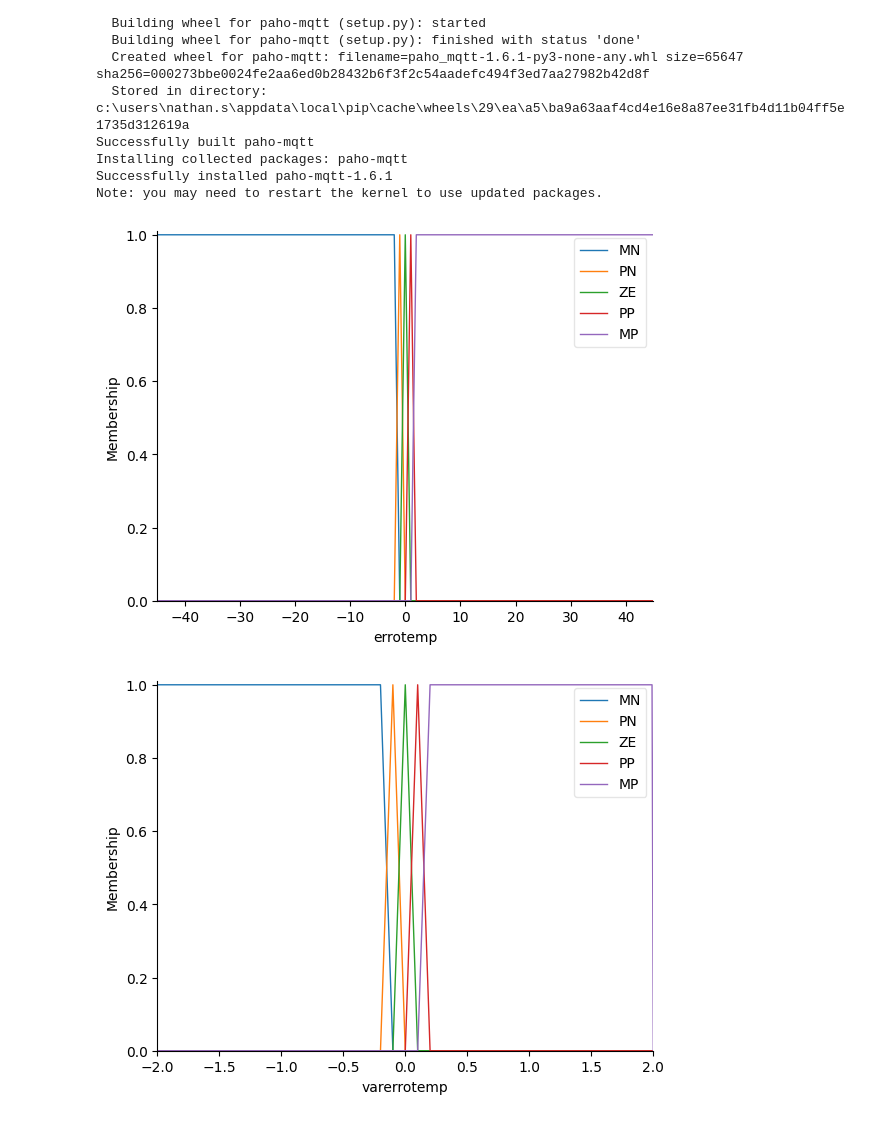
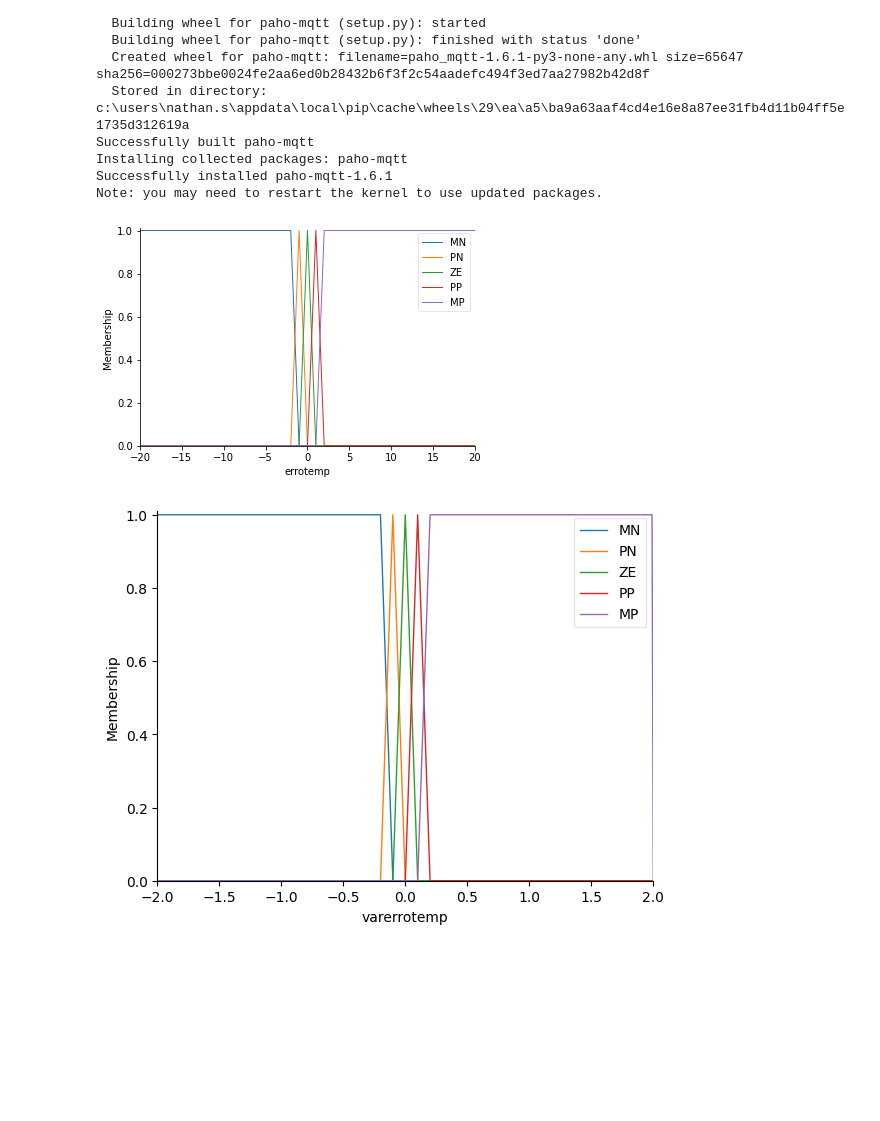
Before and after one commit to NathanAtaliba/Logica_Fuzzy, a Jupyter notebook: trabalho_logica_fuzzy/codigotrabalho (1).ipynb, the cells around one changed output. Saved outputs shown, nothing was run; the diff lists cells and outputs as text; code cells hidden in the pictures; blank space fills up the shorter version.

```diff
--- a/trabalho_logica_fuzzy/codigotrabalho (1).ipynb
+++ b/trabalho_logica_fuzzy/codigotrabalho (1).ipynb
@@ -28,27 +28,28 @@ Note: you may need to restart the kernel to use updated packages.
 # %%
 import numpy as np
 import skfuzzy as fuzz
 import paho.mqtt.client as mqtt
 from skfuzzy import control as ctrl
 import time
 
 mqttBroker ="test.mosquitto.org"
 client = mqtt.Client("c213Inatelsbm")
 client.connect(mqttBroker)
 
-errotemp = ctrl.Antecedent(np.arange(-45, 46, 1), 'errotemp')
+errotemp = ctrl.Antecedent(np.arange(-20, 21, 1), 'errotemp')
 varerrotemp = ctrl.Antecedent(np.arange(-2, 2.01, 0.01), 'varerrotemp')
-# aquecedor =ctrl.Consequent(np.arange(0, 100, 1), 'aquecedor')
 resfriador = ctrl.Consequent(np.arange(0, 101, 1), 'resfriador')
 
-errotemp['MN'] = fuzz.trapmf(errotemp.universe, [-45, -45, -2,-1])
-errotemp['PN'] = fuzz.trimf(errotemp.universe, [-2,-1,0])
+# Definições de limites do erro
+
+errotemp['MN'] = fuzz.trapmf(errotemp.universe, [-20, -20, -2, -1])
+errotemp['PN'] = fuzz.trimf(errotemp.universe, [-2, -1, 0])
 errotemp['ZE'] = fuzz.trimf(errotemp.universe, [-1, 0, 1])
 errotemp['PP'] = fuzz.trimf(errotemp.universe, [0, 1, 2])
-errotemp['MP'] = fuzz.trapmf(errotemp.universe,[1, 2, 45,45])
+errotemp['MP'] = fuzz.trapmf(errotemp.universe,[1, 2, 20, 20])
 errotemp.view()
 # %% [output]
-[figure, old version]
+[figure, new version]
 # %%
 varerrotemp['MN'] = fuzz.trapmf(varerrotemp.universe, [-2, -2, -0.2,-0.1])
 varerrotemp['PN'] = fuzz.trimf(varerrotemp.universe, [-0.2,-0.1,0])
```
Also changed, not shown: parts of 1 cell of this notebook, 1 other file.
